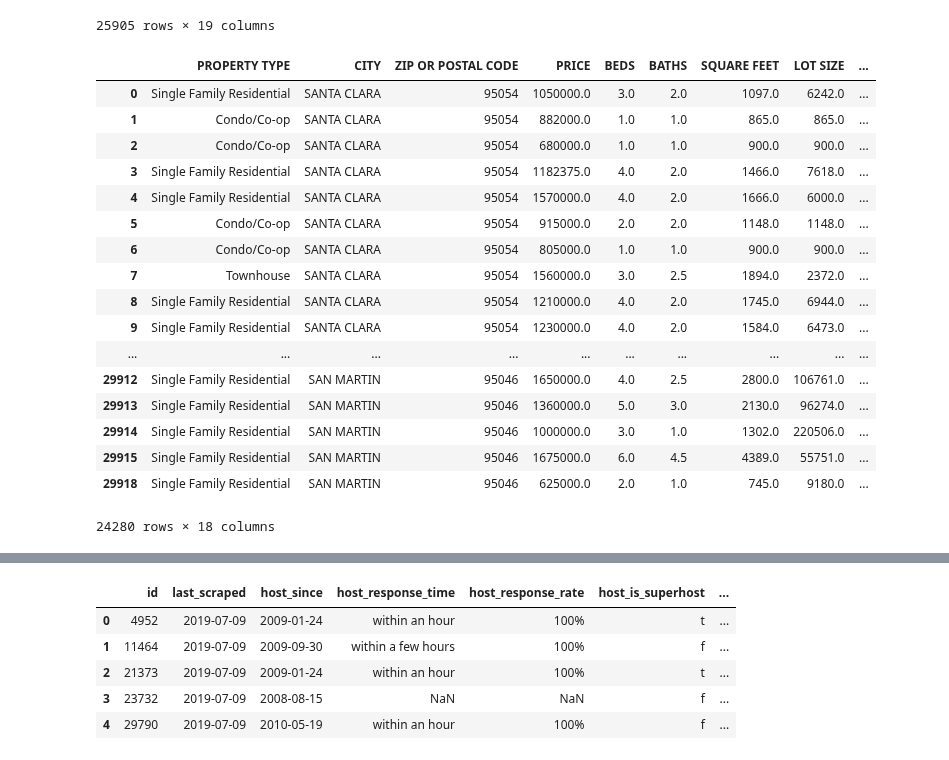
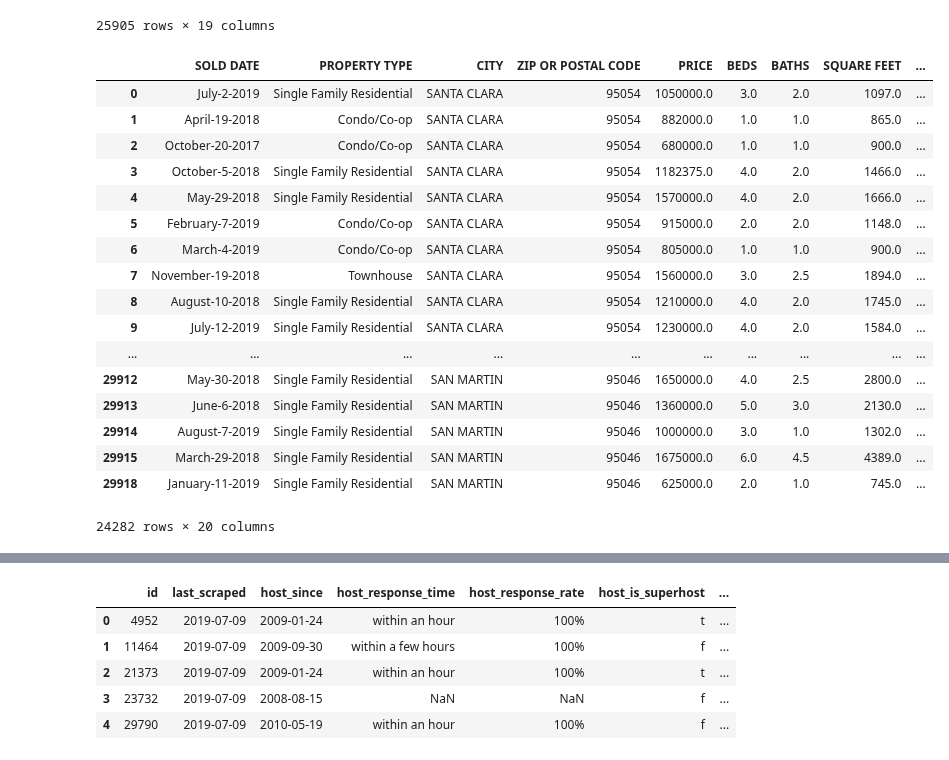
Before and after one commit to Armclimber/Projects, a Jupyter notebook: Data Wrangling.ipynb, the cells around one changed output, grey strips where cells are left out. Cells and saved outputs as stored; diff of their text form; code cells hidden in the pictures.

```diff
--- a/Data Wrangling.ipynb
+++ b/Data Wrangling.ipynb
@@ -186,52 +186,52 @@ redfin_filtered.loc[(redfin_filtered['HOA/MONTH'].isnull()) &
 redfin_filtered = redfin_filtered.loc[redfin_filtered['STATE OR PROVINCE'] == 'CA',:]
 
 #Remove observations with extreme or NAN beds, baths, square feet, lot size, year built
 #Note: lot size can be 0 for example condos or townhouses
 redfin_filtered = redfin_filtered[(redfin_filtered['PRICE'] > 100000) & (redfin_filtered['BEDS'] > 0) &
 (redfin_filtered['BATHS'] > 0) & (redfin_filtered['SQUARE FEET'] > 10) &
 (redfin_filtered['LOT SIZE'].notnull()) & (redfin_filtered['YEAR BUILT'] > 0)]
 
 #Some zipcodes are not in 5 digit formats
 redfin_filtered['ZIP OR POSTAL CODE'] = redfin_filtered['ZIP OR POSTAL CODE'].str[:5]
 
 #Replace NaN with 0 for HOA? is this assumption valid?
 redfin_filtered['HOA/MONTH'].fillna(0, inplace=True)
 
 #Add a column which is the total size of living square feet and lot
 redfin_filtered['TOTAL SIZE'] = redfin_filtered['SQUARE FEET'] + redfin_filtered['LOT SIZE']
 
 #Drop columns that are not relevant anymore
-redfin_filtered = redfin_filtered.drop(columns = ['SOLD DATE', 'QUARTER', 'STATE OR PROVINCE'])
+redfin_filtered = redfin_filtered.drop(columns = ['STATE OR PROVINCE'])
 
 #number of inventory will decide price (supply/demand)
 #use the number of sales in each zip code to proxy inventory
 
 sale_num_zip = redfin_filtered.groupby('ZIP OR POSTAL CODE').size().to_frame(name='sale_num_zip')
 redfin_filtered = pd.merge(redfin_filtered, sale_num_zip, left_on = ['ZIP OR POSTAL CODE'],
                       right_index=True, how='left')
 
 #Drop duplicates (due to downloading constraints)
 redfin_filtered = redfin_filtered.drop_duplicates()
 redfin_filtered
 # %% [output]
-|  | PROPERTY TYPE | CITY | ZIP OR POSTAL CODE | PRICE | BEDS | BATHS | SQUARE FEET | LOT SIZE | ... |
-| 0 | Single Family Residential | SANTA CLARA | 95054 | 1050000.0 | 3.0 | 2.0 | 1097.0 | 6242.0 | ... |
-| 1 | Condo/Co-op | SANTA CLARA | 95054 | 882000.0 | 1.0 | 1.0 | 865.0 | 865.0 | ... |
-| 2 | Condo/Co-op | SANTA CLARA | 95054 | 680000.0 | 1.0 | 1.0 | 900.0 | 900.0 | ... |
-| 3 | Single Family Residential | SANTA CLARA | 95054 | 1182375.0 | 4.0 | 2.0 | 1466.0 | 7618.0 | ... |
-| 4 | Single Family Residential | SANTA CLARA | 95054 | 1570000.0 | 4.0 | 2.0 | 1666.0 | 6000.0 | ... |
-| 5 | Condo/Co-op | SANTA CLARA | 95054 | 915000.0 | 2.0 | 2.0 | 1148.0 | 1148.0 | ... |
-| 6 | Condo/Co-op | SANTA CLARA | 95054 | 805000.0 | 1.0 | 1.0 | 900.0 | 900.0 | ... |
-| 7 | Townhouse | SANTA CLARA | 95054 | 1560000.0 | 3.0 | 2.5 | 1894.0 | 2372.0 | ... |
-| 8 | Single Family Residential | SANTA CLARA | 95054 | 1210000.0 | 4.0 | 2.0 | 1745.0 | 6944.0 | ... |
-| 9 | Single Family Residential | SANTA CLARA | 95054 | 1230000.0 | 4.0 | 2.0 | 1584.0 | 6473.0 | ... |
+|  | SOLD DATE | PROPERTY TYPE | CITY | ZIP OR POSTAL CODE | PRICE | BEDS | BATHS | SQUARE FEET | ... |
+| 0 | July-2-2019 | Single Family Residential | SANTA CLARA | 95054 | 1050000.0 | 3.0 | 2.0 | 1097.0 | ... |
+| 1 | April-19-2018 | Condo/Co-op | SANTA CLARA | 95054 | 882000.0 | 1.0 | 1.0 | 865.0 | ... |
+| 2 | October-20-2017 | Condo/Co-op | SANTA CLARA | 95054 | 680000.0 | 1.0 | 1.0 | 900.0 | ... |
+| 3 | October-5-2018 | Single Family Residential | SANTA CLARA | 95054 | 1182375.0 | 4.0 | 2.0 | 1466.0 | ... |
+| 4 | May-29-2018 | Single Family Residential | SANTA CLARA | 95054 | 1570000.0 | 4.0 | 2.0 | 1666.0 | ... |
+| 5 | February-7-2019 | Condo/Co-op | SANTA CLARA | 95054 | 915000.0 | 2.0 | 2.0 | 1148.0 | ... |
+| 6 | March-4-2019 | Condo/Co-op | SANTA CLARA | 95054 | 805000.0 | 1.0 | 1.0 | 900.0 | ... |
+| 7 | November-19-2018 | Townhouse | SANTA CLARA | 95054 | 1560000.0 | 3.0 | 2.5 | 1894.0 | ... |
+| 8 | August-10-2018 | Single Family Residential | SANTA CLARA | 95054 | 1210000.0 | 4.0 | 2.0 | 1745.0 | ... |
+| 9 | July-12-2019 | Single Family Residential | SANTA CLARA | 95054 | 1230000.0 | 4.0 | 2.0 | 1584.0 | ... |
 | ... | ... | ... | ... | ... | ... | ... | ... | ... | ... |
-| 29912 | Single Family Residential | SAN MARTIN | 95046 | 1650000.0 | 4.0 | 2.5 | 2800.0 | 106761.0 | ... |
-| 29913 | Single Family Residential | SAN MARTIN | 95046 | 1360000.0 | 5.0 | 3.0 | 2130.0 | 96274.0 | ... |
-| 29914 | Single Family Residential | SAN MARTIN | 95046 | 1000000.0 | 3.0 | 1.0 | 1302.0 | 220506.0 | ... |
-| 29915 | Single Family Residential | SAN MARTIN | 95046 | 1675000.0 | 6.0 | 4.5 | 4389.0 | 55751.0 | ... |
-| 29918 | Single Family Residential | SAN MARTIN | 95046 | 625000.0 | 2.0 | 1.0 | 745.0 | 9180.0 | ... |
+| 29912 | May-30-2018 | Single Family Residential | SAN MARTIN | 95046 | 1650000.0 | 4.0 | 2.5 | 2800.0 | ... |
+| 29913 | June-6-2018 | Single Family Residential | SAN MARTIN | 95046 | 1360000.0 | 5.0 | 3.0 | 2130.0 | ... |
+| 29914 | August-7-2019 | Single Family Residential | SAN MARTIN | 95046 | 1000000.0 | 3.0 | 1.0 | 1302.0 | ... |
+| 29915 | March-29-2018 | Single Family Residential | SAN MARTIN | 95046 | 1675000.0 | 6.0 | 4.5 | 4389.0 | ... |
+| 29918 | January-11-2019 | Single Family Residential | SAN MARTIN | 95046 | 625000.0 | 2.0 | 1.0 | 745.0 | ... |
-24280 rows × 18 columns
+24282 rows × 20 columns
 # %%
 redfin_filtered.describe()
 # %% [output]
```
Also changed, not shown: parts of 11 cells of this notebook, 1 other file.
